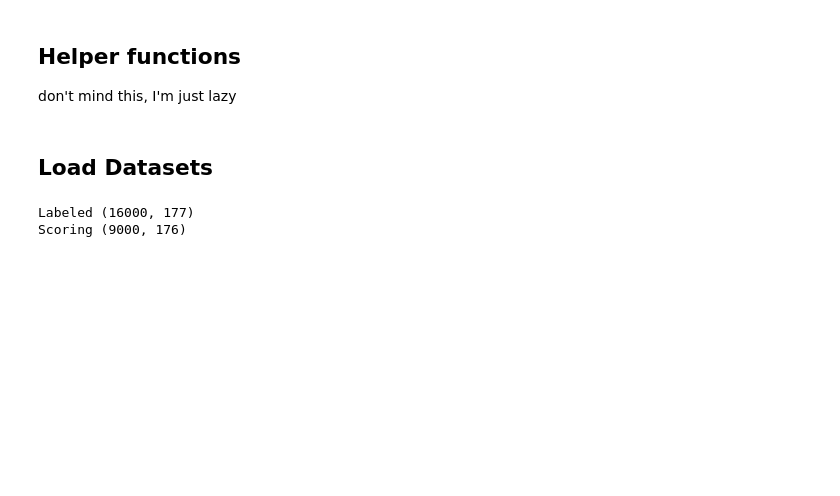
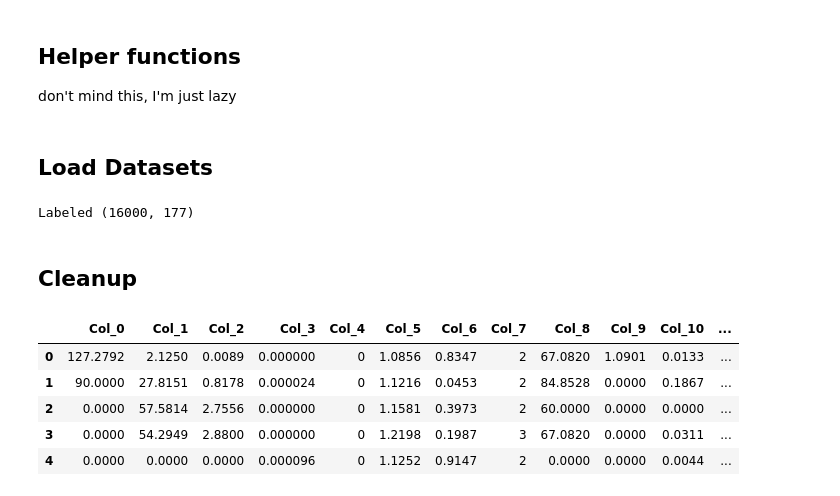
Before and after one commit to HubertStefanski/Data-Mining-Labs, a Jupyter notebook: main_assignment/Model.ipynb, the cells around one changed output. Drawn from its saved outputs; the diff is of its cells as text; code cells hidden in the pictures; blank space fills up the shorter version.

```diff
--- a/main_assignment/Model.ipynb
+++ b/main_assignment/Model.ipynb
@@ -29,12 +30,28 @@ def name_func(df):
 df_labeled = pd.read_csv("data/labeled.csv.gz",names = name_func(pd.read_csv("data/labeled.csv.gz")))
 df_labeled.columns = [*df_labeled.columns[:-1],"Target"]
 print("Labeled", df_labeled.shape)
-# df_labeled.head()
+df_labeled.head()
 
 # Load and name columns
 df_scoring = pd.read_csv("data/scoring.csv.gz",names = name_func(pd.read_csv("data/scoring.csv.gz")))
-print("Scoring", df_scoring.shape)
+# print("Scoring", df_scoring.shape)
 # df_scoring.head()
 # %% [output]
 Labeled (16000, 177)
-Scoring (9000, 176)
+# %% [markdown]
+## Cleanup
+# %%
+for col in df_labeled.select_dtypes(include=['object']).copy():
+    df_labeled[col] = df_labeled[col].str.lower()
+    encoder = OrdinalEncoder(categories=[['no','yes']])
+    df_labeled[col] = encoder.fit_transform(df_labeled.loc[:,[col]])
+
+
+df_labeled.head()
+# %% [output]
+|  | Col_0 | Col_1 | Col_2 | Col_3 | Col_4 | Col_5 | Col_6 | Col_7 | Col_8 | Col_9 | Col_10 | ... |
+| 0 | 127.2792 | 2.1250 | 0.0089 | 0.000000 | 0 | 1.0856 | 0.8347 | 2 | 67.0820 | 1.0901 | 0.0133 | ... |
+| 1 | 90.0000 | 27.8151 | 0.8178 | 0.000024 | 0 | 1.1216 | 0.0453 | 2 | 84.8528 | 0.0000 | 0.1867 | ... |
+| 2 | 0.0000 | 57.5814 | 2.7556 | 0.000000 | 0 | 1.1581 | 0.3973 | 2 | 60.0000 | 0.0000 | 0.0000 | ... |
+| 3 | 0.0000 | 54.2949 | 2.8800 | 0.000000 | 0 | 1.2198 | 0.1987 | 3 | 67.0820 | 0.0000 | 0.0311 | ... |
+| 4 | 0.0000 | 0.0000 | 0.0000 | 0.000096 | 0 | 1.1252 | 0.9147 | 2 | 0.0000 | 0.0000 | 0.0044 | ... |
```
Also changed, not shown: parts of 1 cell of this notebook.
